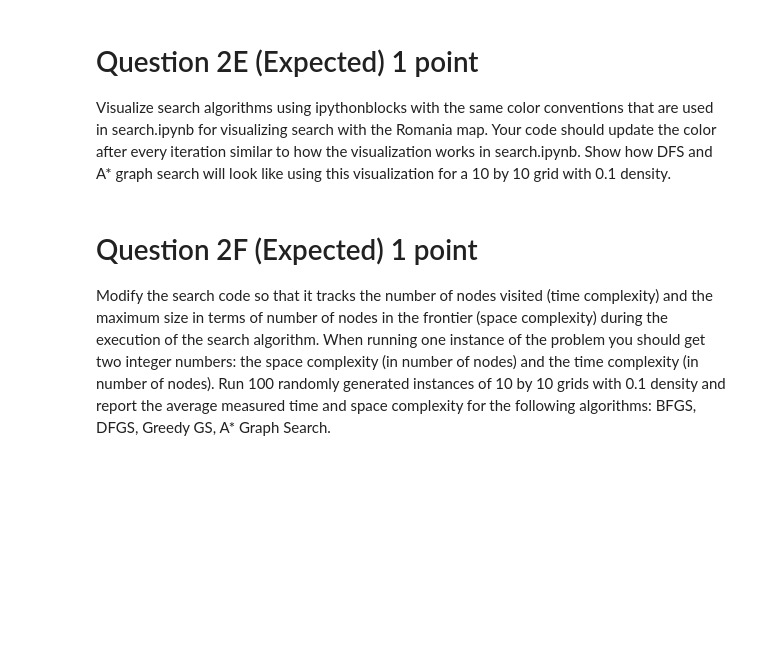
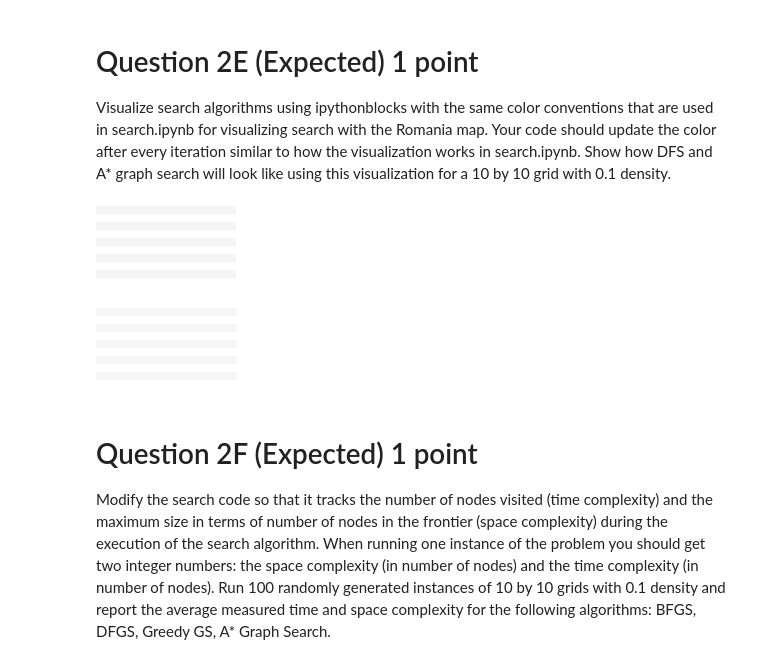
Before and after one commit to kerfootj/csc421, a Jupyter notebook: assignment1_search.ipynb, the cells around one changed output. Cells and saved outputs as stored; diff of their text form; code cells hidden in the pictures; blank space fills up the shorter version.

Commit message:
updated search

```diff
--- a/assignment1_search.ipynb
+++ b/assignment1_search.ipynb
@@ -259,0 +331,5 @@ Visualize search algorithms using ipythonblocks with the same color conventions
+# %%
+red = (200, 0, 0)
+orange = (255,69,0)
+green = (0, 128, 0)
+gray = (128, 128, 128)
@@ -260,3 +419,64 @@ Visualize search algorithms using ipythonblocks with the same color conventions
+# %%
+from time import sleep
+
+def animate_search(grid, steps, node):
+    for step in steps:
+        for data in step:
+            color = data[0]
+            pos = data[1]
+            grid[pos[0], pos[1]] = color
+        update_grid(grid)
+
+    parent = node.parent
+    while(True):
+        pos = node.state
+        grid[pos[0], pos[1]] = green
+        if (node.parent != None):
+            node = node.parent
+        else:
+            break
+    update_grid(grid)
+
+def update_grid(grid):
+    grid.show()
+    sleep(1)
+    clear_output(1)
+# %%
+start, goal, world = generate_world(10, 10, 0.1)
+grid = display_world(world, start, goal)
+block_problem = BlockWorldProblem(start, goal, world)
+
+dfs_colors, dfs_frontiers, dfs_node = depth_first_tree_search_with_color(block_problem)
+animate_search(grid, dfs_colors, dfs_node)
+# %% [output]
+|  |  |  |  |  |  |  |  |  |  |
+|  |  |  |  |  |  |  |  |  |  |
+|  |  |  |  |  |  |  |  |  |  |
+|  |  |  |  |  |  |  |  |  |  |
+|  |  |  |  |  |  |  |  |  |  |
+|  |  |  |  |  |  |  |  |  |  |
+|  |  |  |  |  |  |  |  |  |  |
+|  |  |  |  |  |  |  |  |  |  |
+|  |  |  |  |  |  |  |  |  |  |
+|  |  |  |  |  |  |  |  |  |  |
+# %%
+start, goal, world = generate_world(10, 10, 0.1)
+grid = display_world(world, start, goal)
+block_problem = BlockWorldProblem(start, goal, world)
+
+astart_colors, astart_frontiers, astart_node = astar_search_graph_with_color(block_problem)
+animate_search(grid, astart_colors, astart_node)
+# %% [output]
+|  |  |  |  |  |  |  |  |  |  |
+|  |  |  |  |  |  |  |  |  |  |
+|  |  |  |  |  |  |  |  |  |  |
+|  |  |  |  |  |  |  |  |  |  |
+|  |  |  |  |  |  |  |  |  |  |
+|  |  |  |  |  |  |  |  |  |  |
+|  |  |  |  |  |  |  |  |  |  |
+|  |  |  |  |  |  |  |  |  |  |
+|  |  |  |  |  |  |  |  |  |  |
+|  |  |  |  |  |  |  |  |  |  |
 # %% [markdown]
 # Question 2F (Expected) 1 point
 
```
Also changed, not shown: parts of 9 cells of this notebook.
